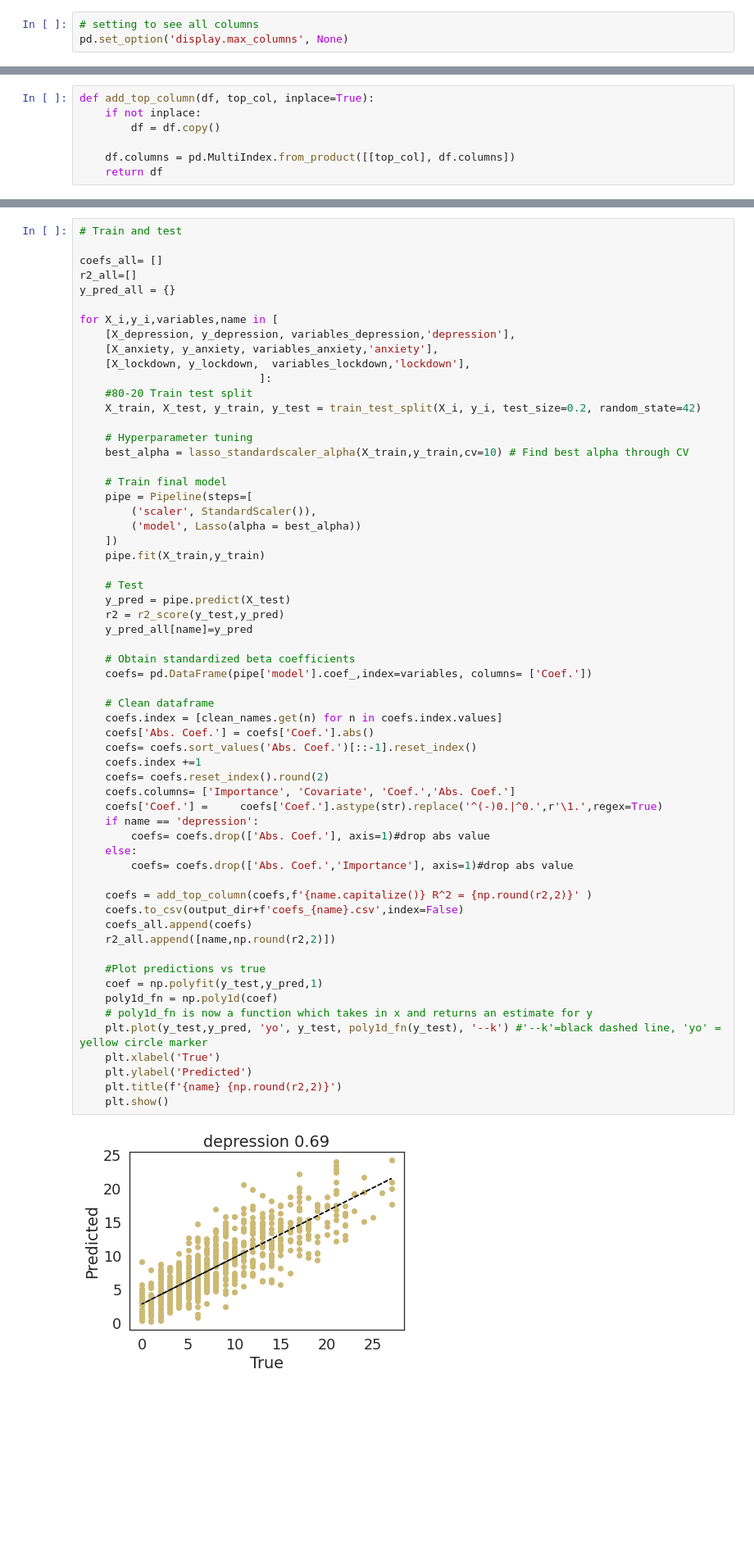
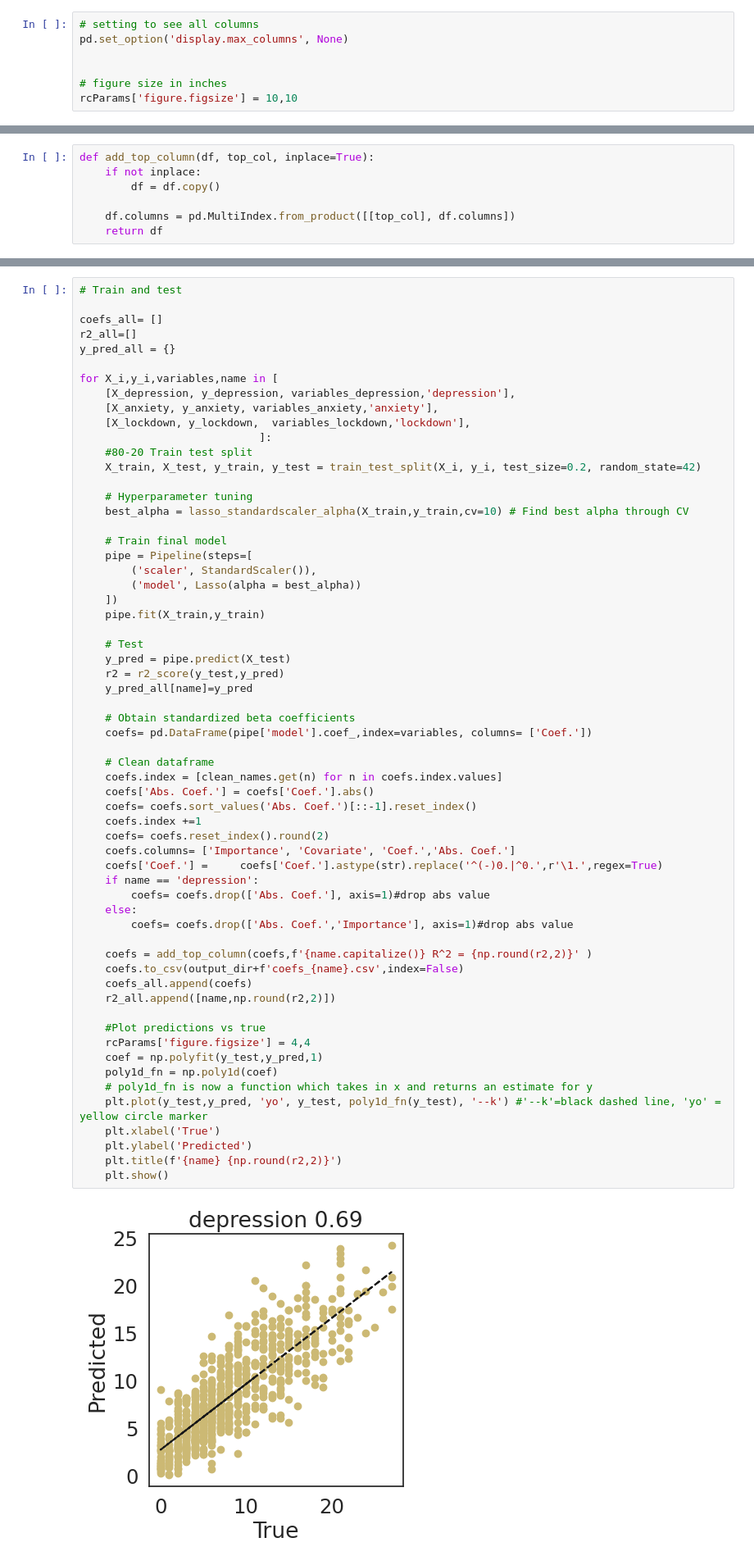
Before and after one commit to danielmlow/tutorials, a Jupyter notebook: machine_learning/regression_and_classification.ipynb, the cells around one changed output, grey strips where cells are left out. Shown at 82% size. Cells and saved outputs as stored; diff of their text form; blank space fills up the shorter version.

```diff
--- a/machine_learning/regression_and_classification.ipynb
+++ b/machine_learning/regression_and_classification.ipynb
@@ -43,6 +45,10 @@ from sklearn.model_selection import train_test_split
 # %%
 # setting to see all columns
 pd.set_option('display.max_columns', None)
+
+
+# figure size in inches
+rcParams['figure.figsize'] = 10,10
 # %% [markdown]
 # Load data and set input/output paths
 # %%
@@ -341,31 +395,32 @@ for X_i,y_i,variables,name in [
     coefs= pd.DataFrame(pipe['model'].coef_,index=variables, columns= ['Coef.'])
 
     # Clean dataframe
     coefs.index = [clean_names.get(n) for n in coefs.index.values]
     coefs['Abs. Coef.'] = coefs['Coef.'].abs()
     coefs= coefs.sort_values('Abs. Coef.')[::-1].reset_index()
     coefs.index +=1
     coefs= coefs.reset_index().round(2)
     coefs.columns= ['Importance', 'Covariate', 'Coef.','Abs. Coef.']
     coefs['Coef.'] =     coefs['Coef.'].astype(str).replace('^(-)0.|^0.',r'\1.',regex=True)
     if name == 'depression':
         coefs= coefs.drop(['Abs. Coef.'], axis=1)#drop abs value
     else:
         coefs= coefs.drop(['Abs. Coef.','Importance'], axis=1)#drop abs value
 
     coefs = add_top_column(coefs,f'{name.capitalize()} R^2 = {np.round(r2,2)}' )
     coefs.to_csv(output_dir+f'coefs_{name}.csv',index=False)
     coefs_all.append(coefs)
     r2_all.append([name,np.round(r2,2)])
 
     #Plot predictions vs true
+    rcParams['figure.figsize'] = 4,4
     coef = np.polyfit(y_test,y_pred,1)
     poly1d_fn = np.poly1d(coef)
     # poly1d_fn is now a function which takes in x and returns an estimate for y
     plt.plot(y_test,y_pred, 'yo', y_test, poly1d_fn(y_test), '--k') #'--k'=black dashed line, 'yo' = yellow circle marker
     plt.xlabel('True')
     plt.ylabel('Predicted')
     plt.title(f'{name} {np.round(r2,2)}')
     plt.show()
 # %% [output]
-[figure, old version]
+[figure, new version]
```
Also changed, not shown: parts of 30 cells of this notebook.
